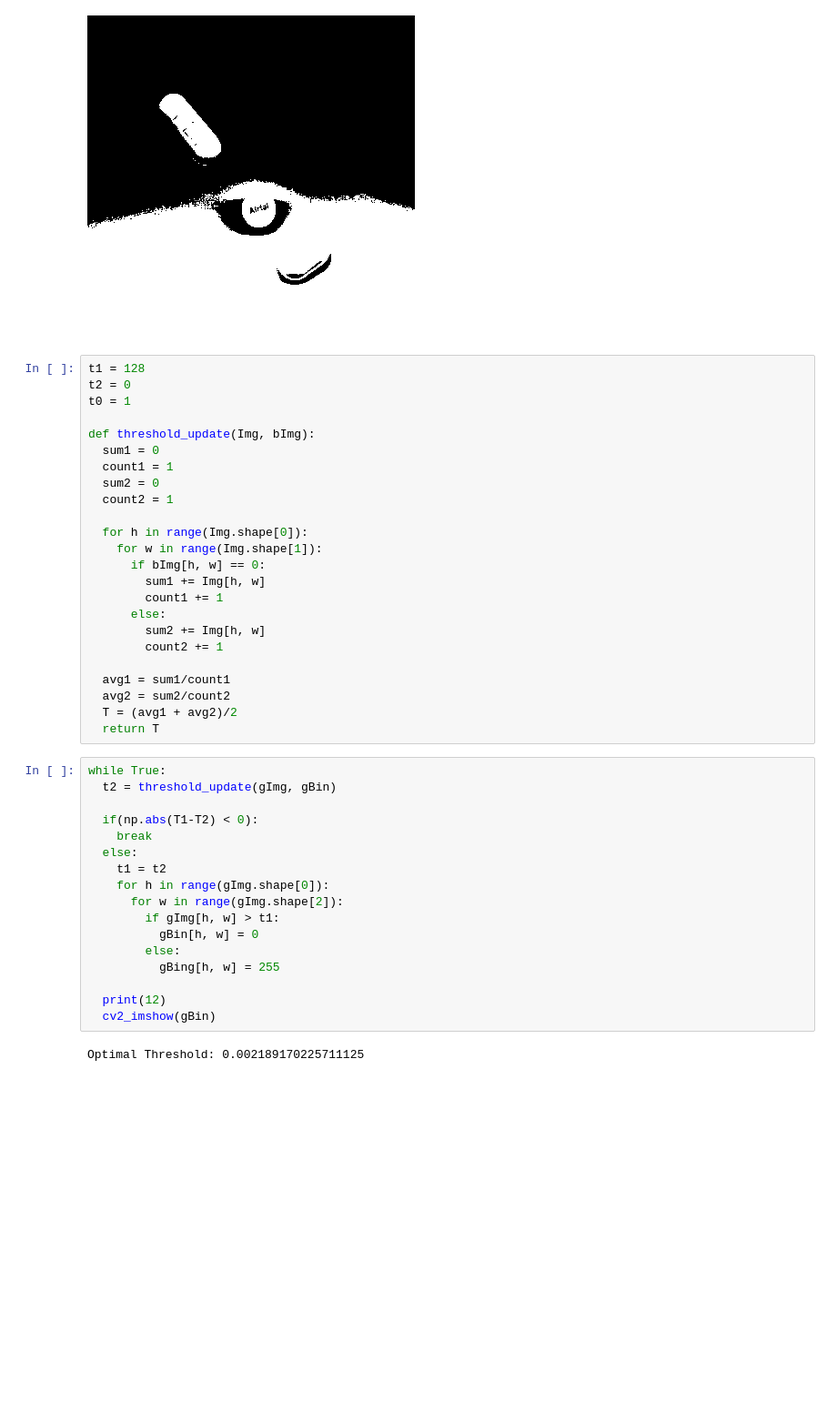
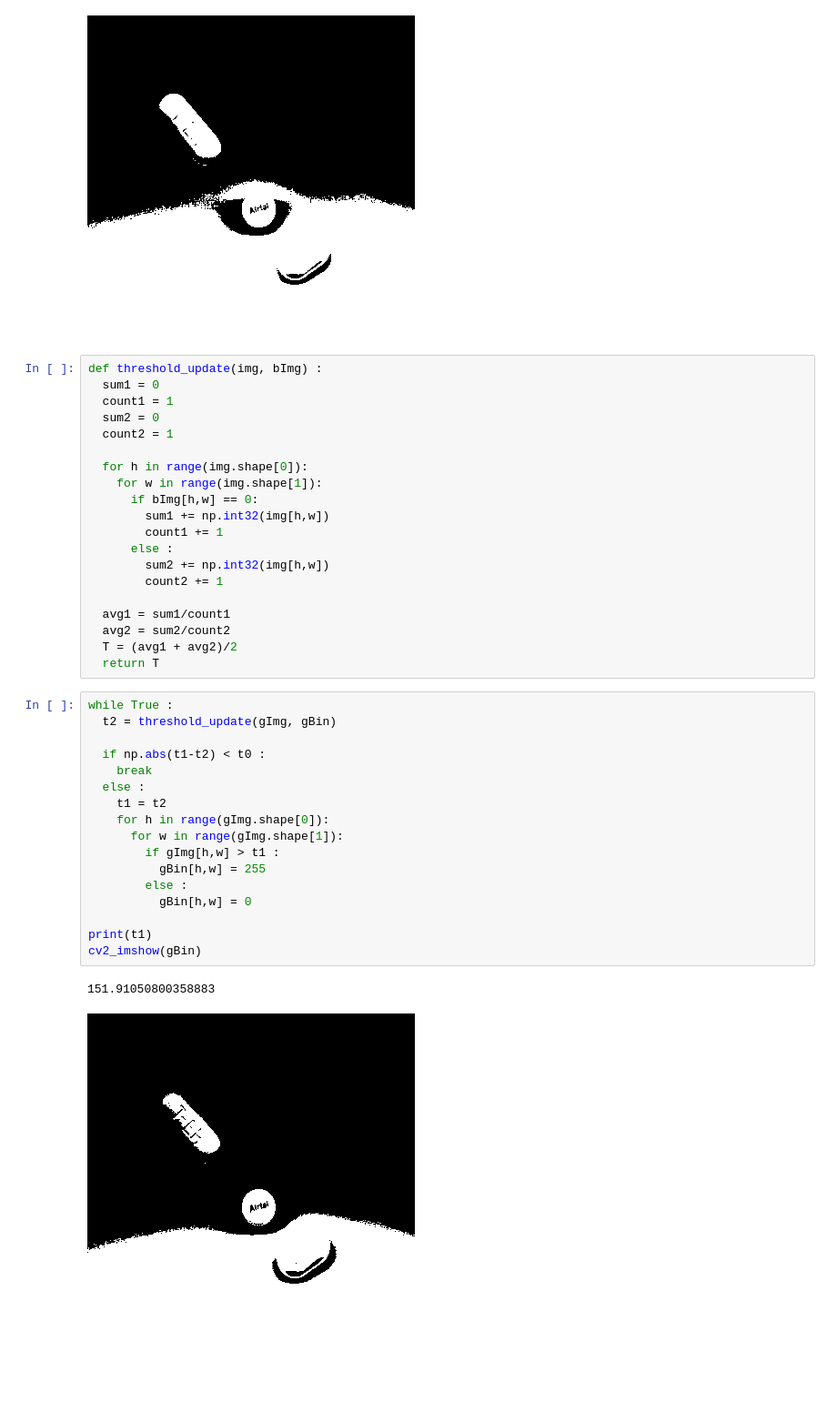
Before and after one commit to Gaenariya/IPcolab, a Jupyter notebook: 7.ipynb, the cells around one changed output. Shown at 91% size. Cells and saved outputs as stored; diff of their text form; blank space fills up the shorter version.

```diff
--- a/7.ipynb
+++ b/7.ipynb
@@ -134,23 +134,19 @@ cv2_imshow(gBin)
 # %% [output]
 [figure]
 # %%
-t1 = 128
-t2 = 0
-t0 = 1
-
-def threshold_update(Img, bImg):
+def threshold_update(img, bImg) :
   sum1 = 0
   count1 = 1
   sum2 = 0
   count2 = 1
 
-  for h in range(Img.shape[0]):
-    for w in range(Img.shape[1]):
-      if bImg[h, w] == 0:
-        sum1 += Img[h, w]
+  for h in range(img.shape[0]):
+    for w in range(img.shape[1]):
+      if bImg[h,w] == 0:
+        sum1 += np.int32(img[h,w])
         count1 += 1
-      else:
-        sum2 += Img[h, w]
+      else :
+        sum2 += np.int32(img[h,w])
         count2 += 1
 
   avg1 = sum1/count1
@@ -158,22 +154,22 @@ def threshold_update(Img, bImg):
   T = (avg1 + avg2)/2
   return T
 # %%
-while True:
+while True :
   t2 = threshold_update(gImg, gBin)
 
-  if(np.abs(T1-T2) < 0):
+  if np.abs(t1-t2) < t0 :
     break
-  else:
+  else :
     t1 = t2
     for h in range(gImg.shape[0]):
-      for w in range(gImg.shape[2]):
-        if gImg[h, w] > t1:
-          gBin[h, w] = 0
-        else:
-          gBing[h, w] = 255
+      for w in range(gImg.shape[1]):
+        if gImg[h,w] > t1 :
+          gBin[h,w] = 255
+        else :
+          gBin[h,w] = 0
 
-  print(12)
-  cv2_imshow(gBin)
+print(t1)
+cv2_imshow(gBin)
 # %% [output]
-Optimal Threshold: 0.002189170225711125
+151.91050800358883
-[figure, old version]
+[figure, new version]
```
